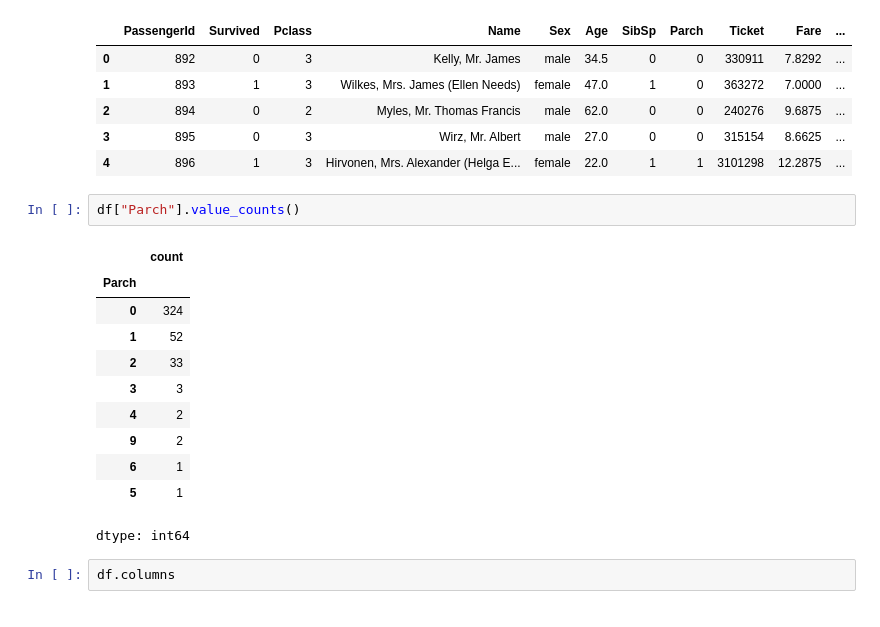
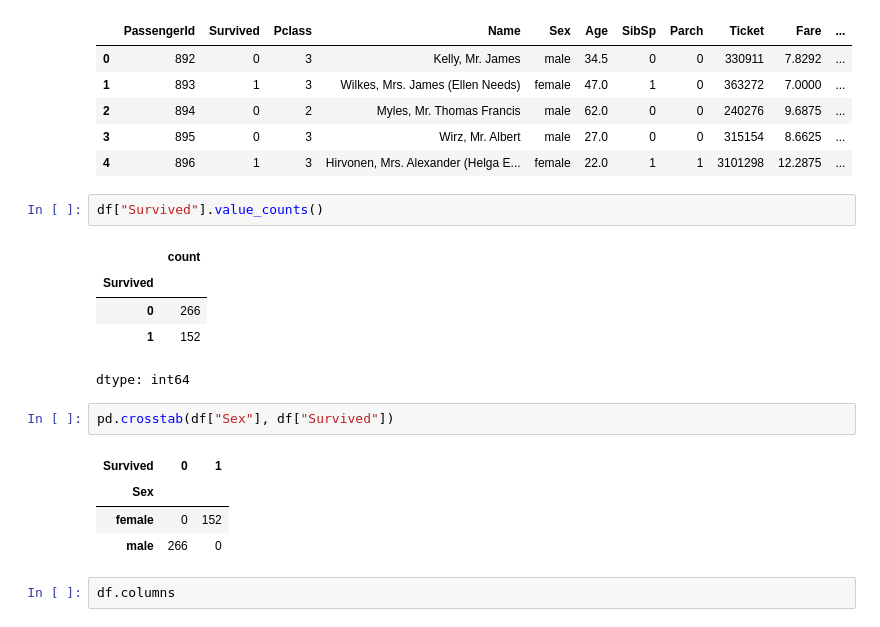
Before and after one commit to Muhammad-Muzzamal/AI-ML, a Jupyter notebook: Machine Learning/CampusX Lectures/pipeline.ipynb, the cells around one changed output. Drawn from its saved outputs; the diff is of its cells as text.

```diff
--- a/Machine Learning/CampusX Lectures/pipeline.ipynb
+++ b/Machine Learning/CampusX Lectures/pipeline.ipynb
@@ -90,19 +90,20 @@ df.head()
 | 3 | 895 | 0 | 3 | Wirz, Mr. Albert | male | 27.0 | 0 | 0 | 315154 | 8.6625 | ... |
 | 4 | 896 | 1 | 3 | Hirvonen, Mrs. Alexander (Helga E... | female | 22.0 | 1 | 1 | 3101298 | 12.2875 | ... |
 # %%
-df["Parch"].value_counts()
+df["Survived"].value_counts()
 # %% [output]
 |  | count |
-| Parch |  |
-| 0 | 324 |
-| 1 | 52 |
-| 2 | 33 |
-| 3 | 3 |
-| 4 | 2 |
-| 9 | 2 |
-| 6 | 1 |
-| 5 | 1 |
+| Survived |  |
+| 0 | 266 |
+| 1 | 152 |
 dtype: int64
+# %%
+pd.crosstab(df["Sex"], df["Survived"])
+# %% [output]
+| Survived | 0 | 1 |
+| Sex |  |  |
+| female | 0 | 152 |
+| male | 266 | 0 |
 # %%
 df.columns
 # %% [output]
```
Also changed, not shown: 3 other files.
